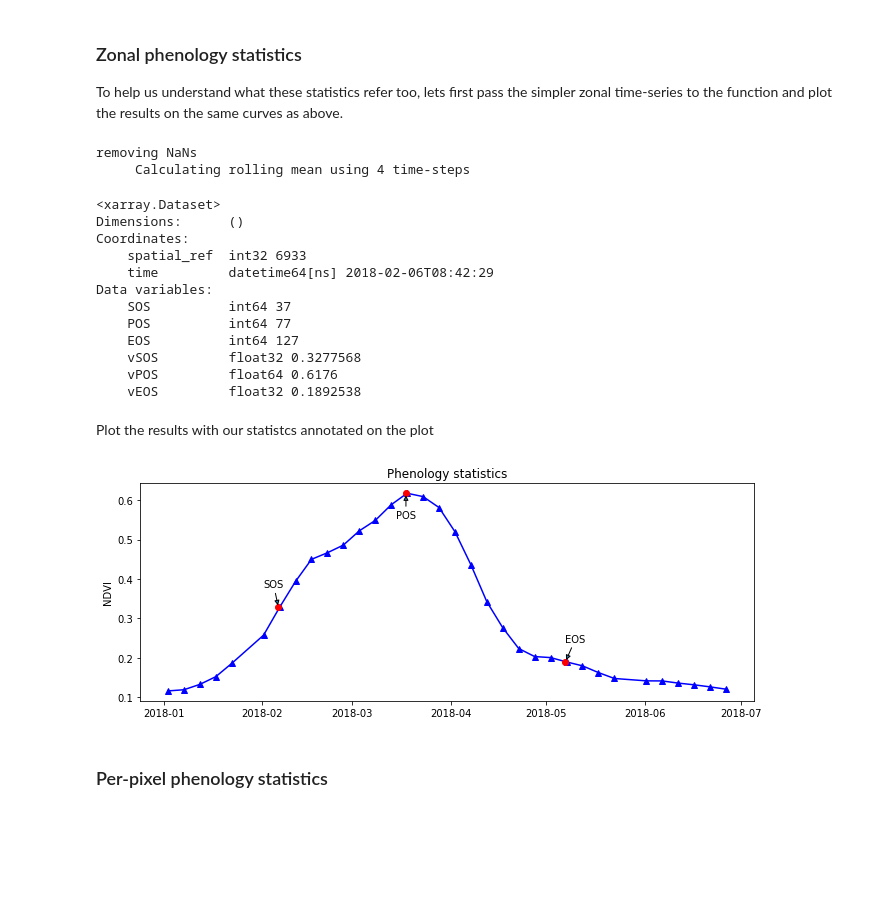
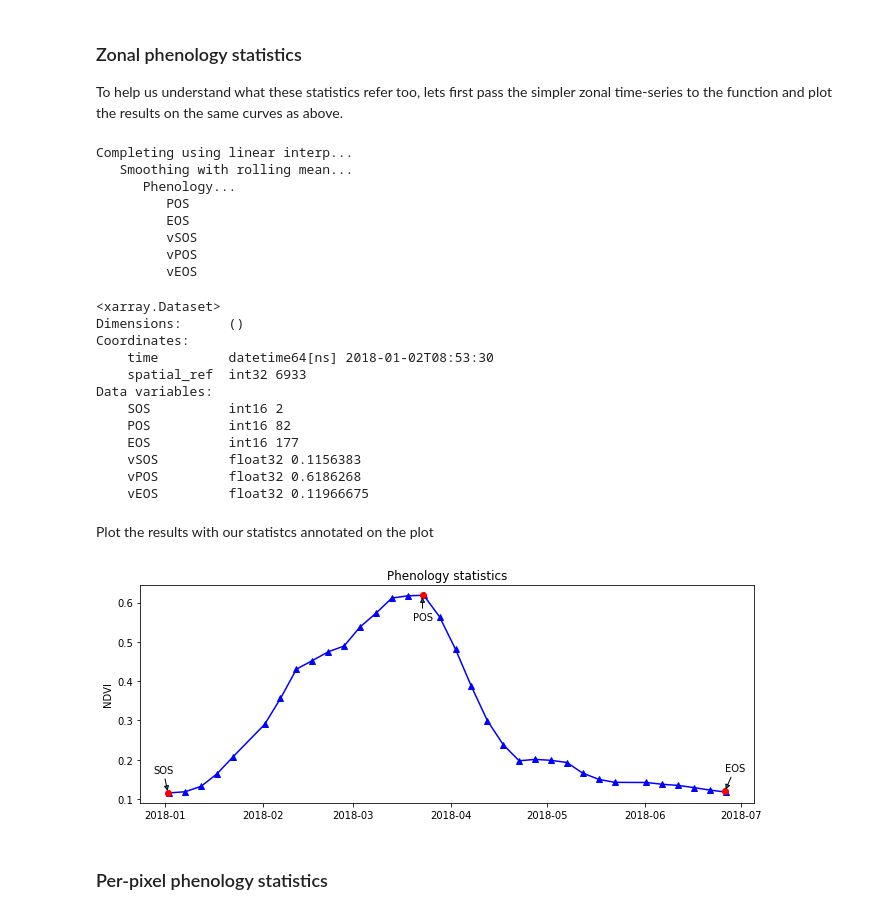
Before and after one commit to digitalearthafrica/deafrica-sandbox-notebooks, a Jupyter notebook: Real_world_examples/Vegetation_phenology.ipynb, the cells around one changed output. Saved outputs shown, nothing was run; the diff lists cells and outputs as text; code cells hidden in the pictures; blank space fills up the shorter version.

```diff
--- a/Real_world_examples/Vegetation_phenology.ipynb
+++ b/Real_world_examples/Vegetation_phenology.ipynb
@@ -230,0 +222,6 @@ plt.title('Interpolated vegetation timeseries');
+# %%
+# complete timeseries using fast_completion
+ndvi = ts.fast_completion(ds.NDVI)
+
+# plot the result
+ndvi.mean(['x','y']).plot.line('b-^', figsize=(11,4))
@@ -235,6 +239,6 @@ Instead of interpolating values, we may wish to smooth-out a time series by calc
 # %%
 #interpolate the data
-ndvi_rolling = ndvi.mean(['x', 'y']).rolling(time=4, min_periods=1).mean()
+ndvi_rolling = ndvi.mean(['x', 'y']).rolling(time=3, min_periods=1).mean()
 #plot the interpolated data
 ndvi_rolling.plot.line('b-^', figsize=(11,4))
 plt.title('Rolling mean vegetation time-series');
@@ -266,65 +279,70 @@ The `xr_phenology` function also allows for interpolating the time-series, ca;cu
 To help us understand what these statistics refer too, lets first pass the simpler zonal time-series to the function and plot the results on the same curves as above.
 # %%
 #calculate phenology on the zonal mean of the dataset
-zonal_phen = xr_phenology(ds.NDVI.mean(['x', 'y']),
+zonal_phen = ts.xr_phenology(ds.NDVI.mean(['x', 'y']),
                        stats=['SOS', 'POS', 'EOS',
                              'vSOS', 'vPOS', 'vEOS'
                              ],
-                       interpolate_na = True,
-                       rolling_mean = 4,
-                       interp_method = 'linear'
+                       method_sos="first",
+                       method_eos="last",
+                       complete_method='linear',
+                       smooth_method='rolling_mean'
                    )
-
 zonal_phen
 # %% [output]
-removing NaNs
-     Calculating rolling mean using 4 time-steps
+Completing using linear interp...
+   Smoothing with rolling mean...
+      Phenology...
+         POS
+         EOS
+         vSOS
+         vPOS
+         vEOS
 <xarray.Dataset>
 Dimensions:      ()
 Coordinates:
+    time         datetime64[ns] 2018-01-02T08:53:30
     spatial_ref  int32 6933
-    time         datetime64[ns] 2018-02-06T08:42:29
 Data variables:
-    SOS          int64 37
-    POS          int64 77
-    EOS          int64 127
-    vSOS         float32 0.3277568
-    vPOS         float64 0.6176
-    vEOS         float32 0.1892538
+    SOS          int16 2
+    POS          int16 82
+    EOS          int16 177
+    vSOS         float32 0.1156383
+    vPOS         float32 0.6186268
+    vEOS         float32 0.11966675
 # %% [markdown]
 Plot the results with our statistcs annotated on the plot
 # %%
 # Use DOY results to create a datetime object
 year = str(zonal_phen.time.dt.year.values) + " "
 eos_dt = dt.datetime.strptime(year+str(zonal_phen.EOS.values), '%Y %j')
 sos_dt = dt.datetime.strptime(year+str(zonal_phen.SOS.values), '%Y %j')
 pos_dt = dt.datetime.strptime(year+str(zonal_phen.POS.values), '%Y %j')
 
 #create plot
 fig, ax = plt.subplots(figsize=(11,4))
 ax.plot(ndvi_rolling.time,
-         ndvi_rolling,
-        'b-^')
+         ndvi_rolling, 'b-^')
 
 #add start of season
 ax.plot(sos_dt, zonal_phen.vSOS, 'or')
 ax.annotate('SOS', xy=(sos_dt, zonal_phen.vSOS.values), xytext=(-15, 20),
             textcoords='offset points', arrowprops=dict(arrowstyle='-|>'))
 
 #add end of season
 ax.plot(eos_dt, zonal_phen.vEOS, 'or')
 ax.annotate('EOS', xy=(eos_dt, zonal_phen.vEOS.values), xytext=(0, 20),
             textcoords='offset points', arrowprops=dict(arrowstyle='-|>'))
 
 #add peak of season
 ax.plot(pos_dt, zonal_phen.vPOS, 'or')
 ax.annotate('POS', xy=(pos_dt, zonal_phen.vPOS.values), xytext=(-10, -25),
             textcoords='offset points', arrowprops=dict(arrowstyle='-|>'))
 
 plt.ylabel('NDVI')
 plt.title('Phenology statistics');
 # %% [output]
-[figure, old version]
+[figure, new version]
 # %% [markdown]
 ### Per-pixel phenology statistics
 # %%
```
Also changed, not shown: parts of 21 cells of this notebook, 2 other files.
